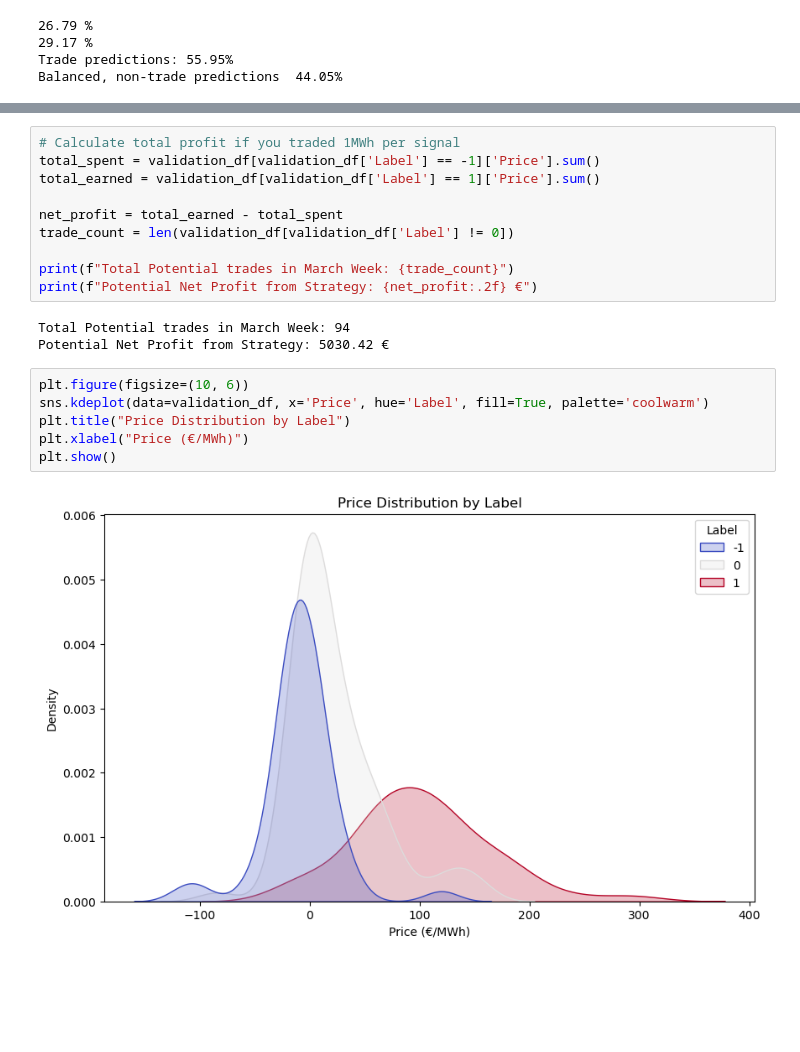
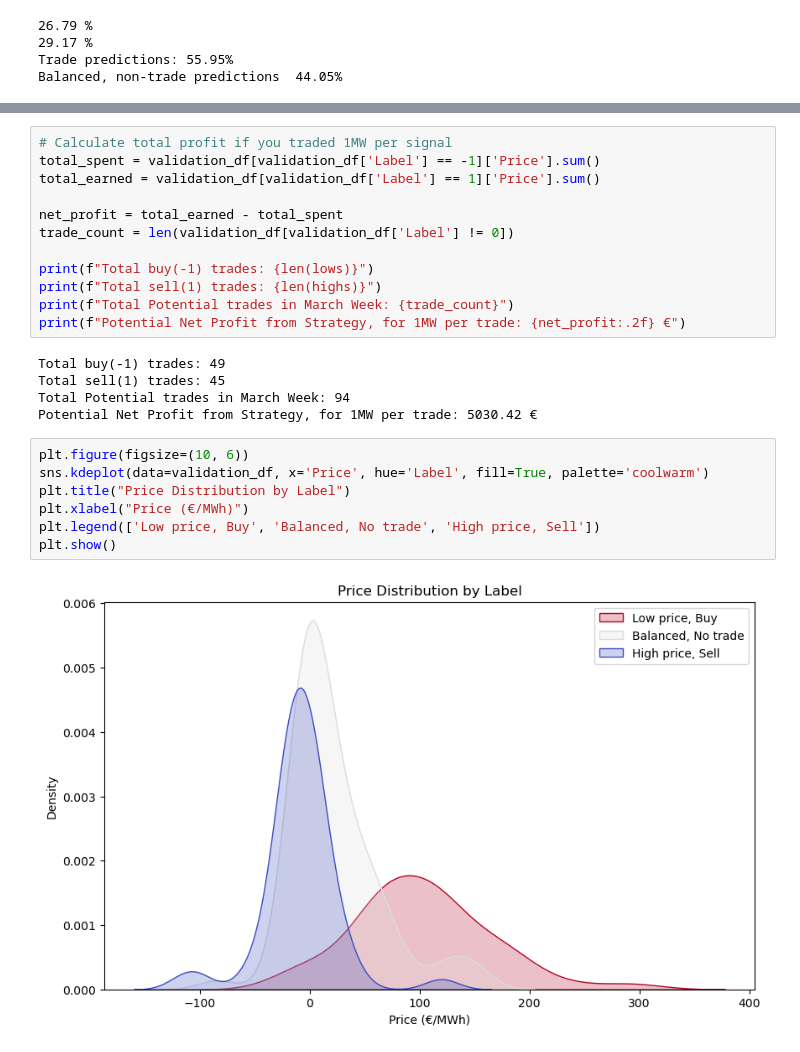
Before and after one commit to PRoutamaa/DS_Business_project, a Jupyter notebook: project.ipynb, the cells around one changed output, grey strips where cells are left out. Drawn from its saved outputs; the diff is of its cells as text; blank space fills up the shorter version.

```diff
--- a/project.ipynb
+++ b/project.ipynb
@@ -704,21 +711,26 @@ Avg Price during 'Short' (+1):  102.25 €
 # %%
-# Calculate total profit if you traded 1MWh per signal
+# Calculate total profit if you traded 1MW per signal
 total_spent = validation_df[validation_df['Label'] == -1]['Price'].sum()
 total_earned = validation_df[validation_df['Label'] == 1]['Price'].sum()
 
 net_profit = total_earned - total_spent
 trade_count = len(validation_df[validation_df['Label'] != 0])
 
+print(f"Total buy(-1) trades: {len(lows)}")
+print(f"Total sell(1) trades: {len(highs)}")
 print(f"Total Potential trades in March Week: {trade_count}")
-print(f"Potential Net Profit from Strategy: {net_profit:.2f} €")
+print(f"Potential Net Profit from Strategy, for 1MW per trade: {net_profit:.2f} €")
 # %% [output]
+Total buy(-1) trades: 49
+Total sell(1) trades: 45
 Total Potential trades in March Week: 94
-Potential Net Profit from Strategy: 5030.42 €
+Potential Net Profit from Strategy, for 1MW per trade: 5030.42 €
 # %%
 plt.figure(figsize=(10, 6))
 sns.kdeplot(data=validation_df, x='Price', hue='Label', fill=True, palette='coolwarm')
 plt.title("Price Distribution by Label")
 plt.xlabel("Price (€/MWh)")
+plt.legend(['Low price, Buy', 'Balanced, No trade', 'High price, Sell'])
 plt.show()
 # %% [output]
-[figure, old version]
+[figure, new version]
```
Also changed, not shown: parts of 3 cells of this notebook, 1 other file.
